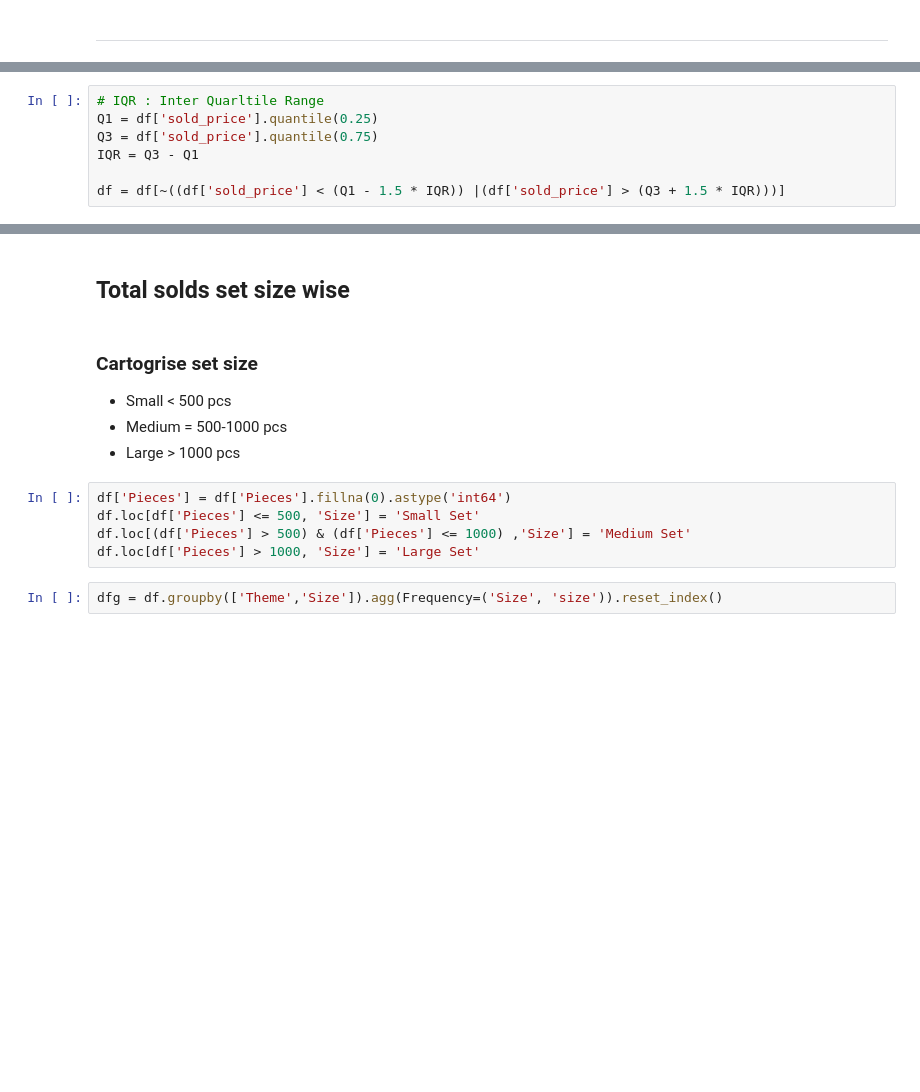
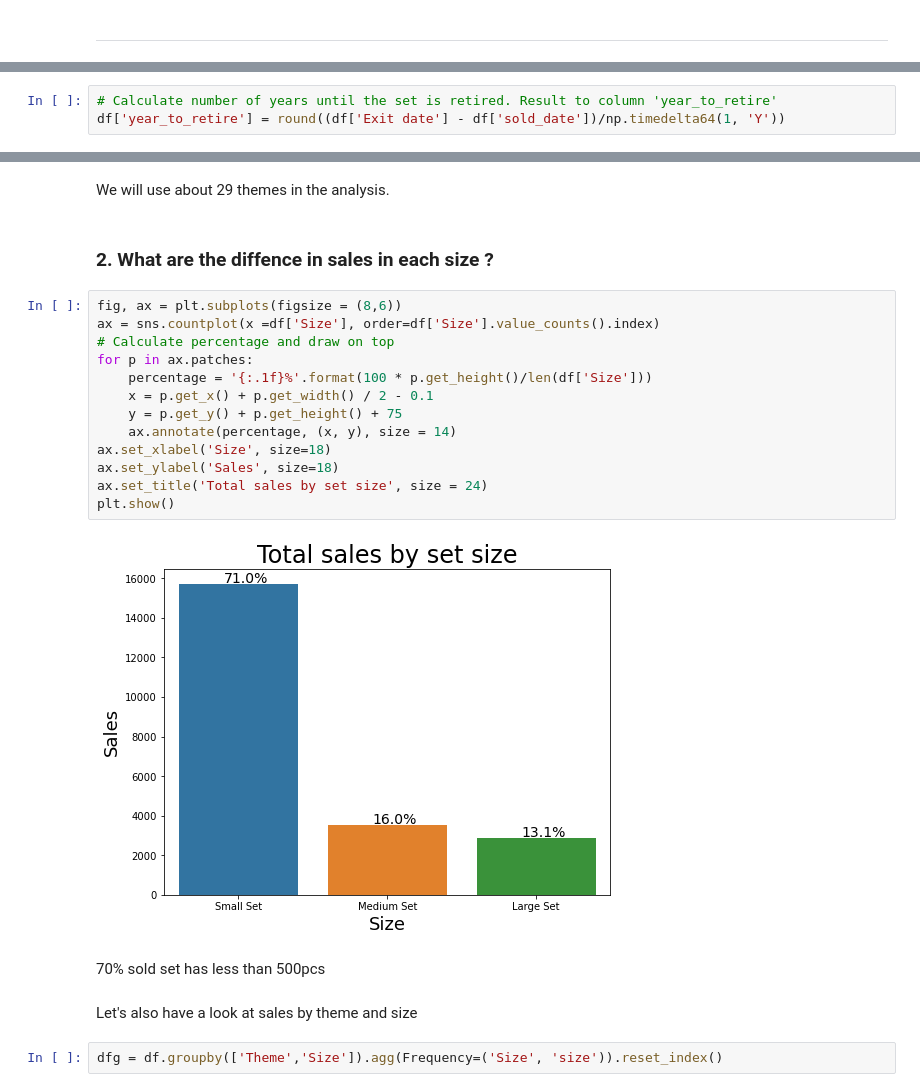
Before and after one commit to onguyenquanghuy/lego_resale_price_prediction, a Jupyter notebook: lego_resale_price_prediction.ipynb, the cells around one changed output, grey strips where cells are left out. Drawn from its saved outputs; the diff is of its cells as text; blank space fills up the shorter version.

```diff
--- a/lego_resale_price_prediction.ipynb
+++ b/lego_resale_price_prediction.ipynb
@@ -180,0 +167,3 @@ df
+# %%
+# Calculate number of years until the set is retired. Result to column 'year_to_retire'
+df['year_to_retire'] = round((df['Exit date'] - df['sold_date'])/np.timedelta64(1, 'Y'))
@@ -235,7 +203,0 @@ We can notice many outliers in each set. The reason might be some sellers sold m
-# %%
-# IQR : Inter Quarltile Range
-Q1 = df['sold_price'].quantile(0.25)
-Q3 = df['sold_price'].quantile(0.75)
-IQR = Q3 - Q1
-
-df = df[~((df['sold_price'] < (Q1 - 1.5 * IQR)) |(df['sold_price'] > (Q3 + 1.5 * IQR)))]
@@ -266,14 +204,25 @@ Clearly we can see each themes has its own price range.
-# %% [markdown]
-## Total solds set size wise
-# %% [markdown]
-### Cartogrise set size
-* Small < 500 pcs
-* Medium = 500-1000 pcs
-* Large > 1000 pcs
-# %%
-df['Pieces'] = df['Pieces'].fillna(0).astype('int64')
-df.loc[df['Pieces'] <= 500, 'Size'] = 'Small Set'
-df.loc[(df['Pieces'] > 500) & (df['Pieces'] <= 1000) ,'Size'] = 'Medium Set'
-df.loc[df['Pieces'] > 1000, 'Size'] = 'Large Set'
+# %% [markdown]
+We will use about 29 themes in the analysis.
+# %% [markdown]
+### 2. What are the diffence in sales in each size ?
+# %%
+fig, ax = plt.subplots(figsize = (8,6))
+ax = sns.countplot(x =df['Size'], order=df['Size'].value_counts().index)
+# Calculate percentage and draw on top
+for p in ax.patches:
+    percentage = '{:.1f}%'.format(100 * p.get_height()/len(df['Size']))
+    x = p.get_x() + p.get_width() / 2 - 0.1
+    y = p.get_y() + p.get_height() + 75
+    ax.annotate(percentage, (x, y), size = 14)
+ax.set_xlabel('Size', size=18)
+ax.set_ylabel('Sales', size=18)
+ax.set_title('Total sales by set size', size = 24)
+plt.show()
+# %% [output]
+[figure, added]
+# %% [markdown]
+70% sold set has less than 500pcs
+# %% [markdown]
+Let's also have a look at sales by theme and size
 # %%
 dfg = df.groupby(['Theme','Size']).agg(Frequency=('Size', 'size')).reset_index()
```
Also changed, not shown: parts of 141 cells of this notebook, 1 other file.
